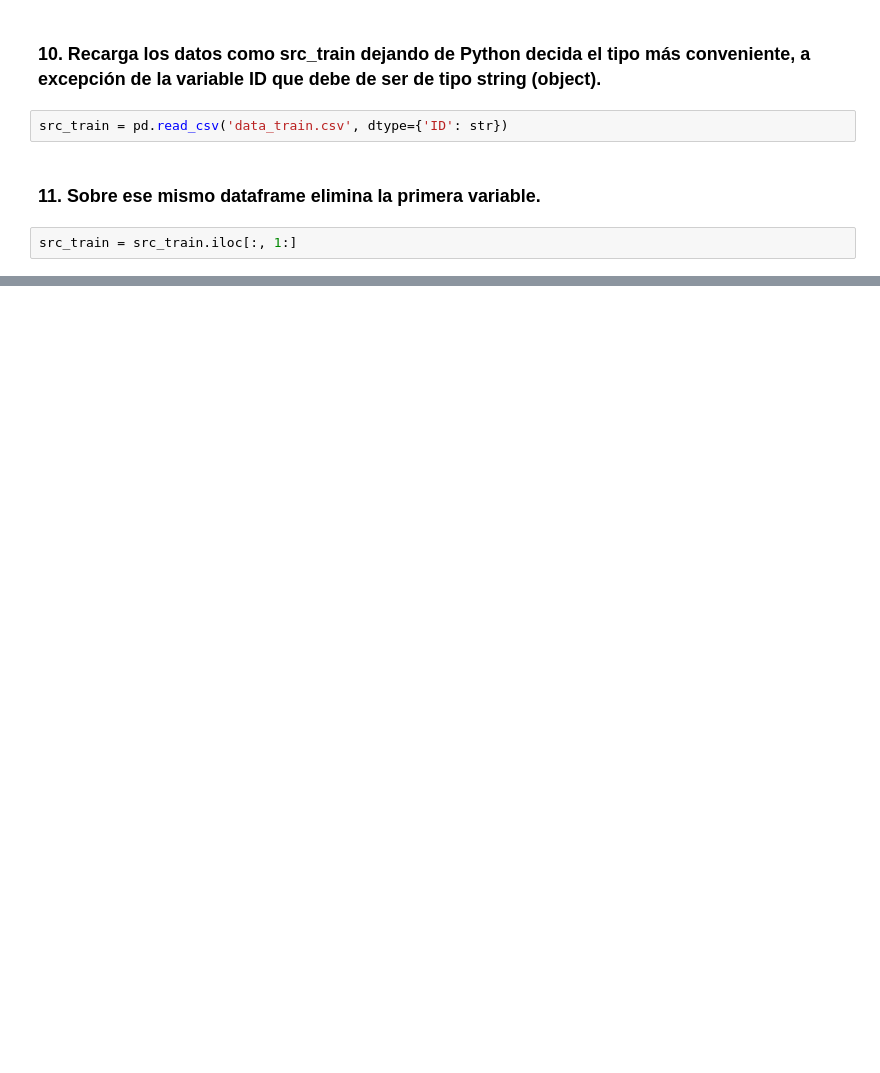
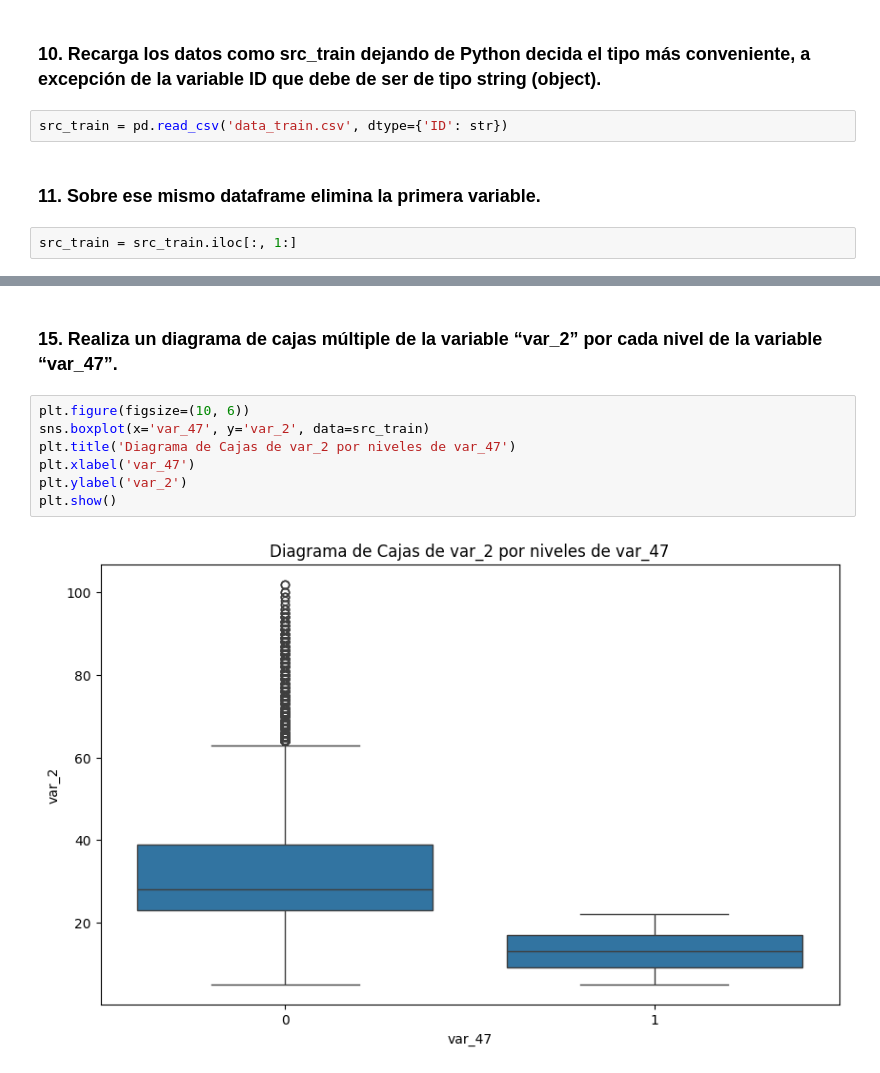
Before and after one commit to daekka/ntt_evaluacion_tecnica, a Jupyter notebook: codigo_david_escudero.ipynb, the cells around one changed output, grey strips where cells are left out. Drawn from its saved outputs; the diff is of its cells as text; blank space fills up the shorter version.

```diff
--- a/codigo_david_escudero.ipynb
+++ b/codigo_david_escudero.ipynb
@@ -95,0 +163,11 @@ src_train = src_train.iloc[:, 1:]
+# %% [markdown]
+### 15. Realiza un diagrama de cajas múltiple de la variable “var_2” por cada nivel de la variable “var_47”.
+# %%
+plt.figure(figsize=(10, 6))
+sns.boxplot(x='var_47', y='var_2', data=src_train)
+plt.title('Diagrama de Cajas de var_2 por niveles de var_47')
+plt.xlabel('var_47')
+plt.ylabel('var_2')
+plt.show()
+# %% [output]
+[figure, added]
```
Also changed, not shown: parts of 12 cells of this notebook.
